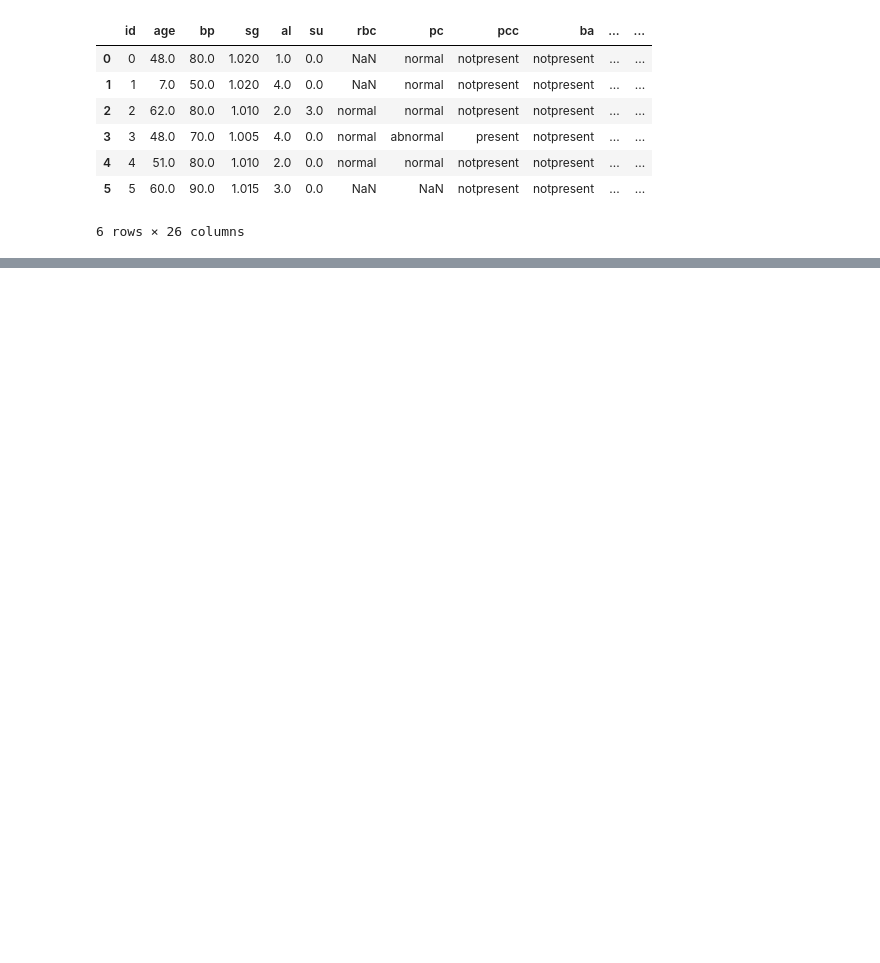
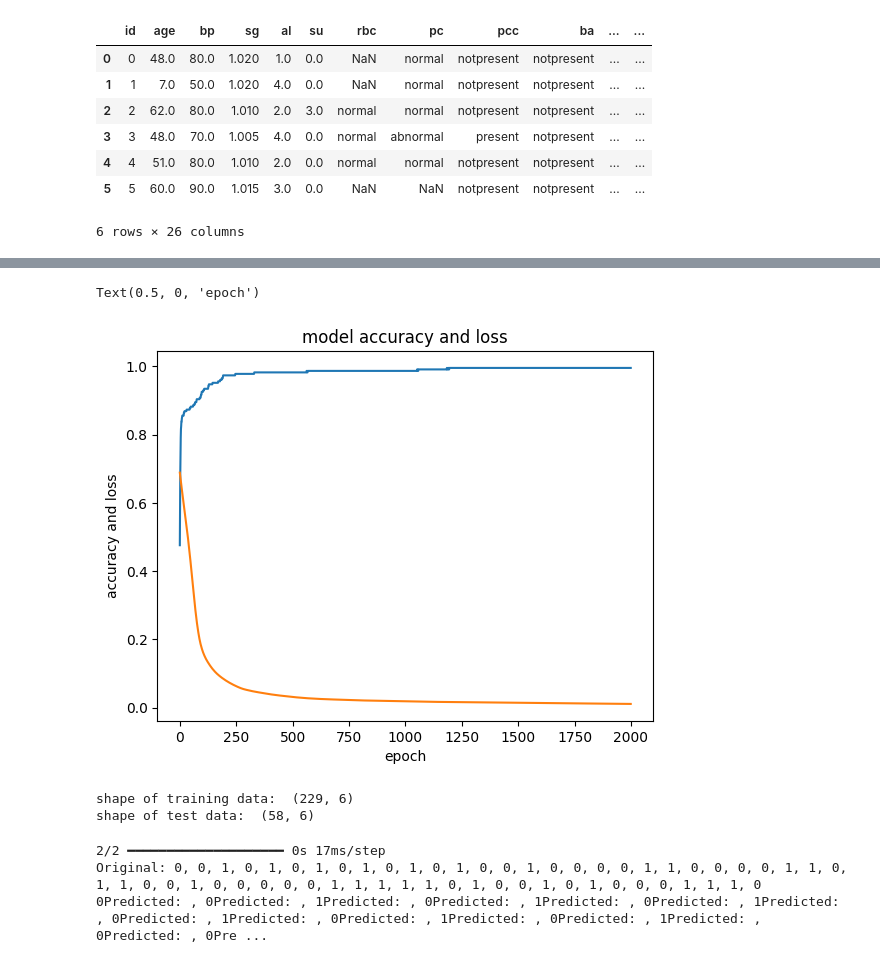
Before and after one commit to mdahmedanjarwala105/AI_Chronic_Kidney_Disease_Prediction, a Jupyter notebook: notebook/AI_ChatBot_Disease_Prediction.ipynb, the cells around one changed output, grey strips where cells are left out. Saved outputs shown, nothing was run; the diff lists cells and outputs as text; code cells hidden in the pictures; blank space fills up the shorter version.

```diff
--- a/notebook/AI_ChatBot_Disease_Prediction.ipynb
+++ b/notebook/AI_ChatBot_Disease_Prediction.ipynb
@@ -59,0 +68,15 @@ df.dropna(axis=0)
+# %%
+x_train, x_test, y_train, y_test = train_test_split(x, y, test_size=0.2, shuffle=True)
+# %%
+model = Sequential()
+model.add(layers.Input(shape=(len(x.columns),)))
+model.add(layers.Dense(
+    256,
+    kernel_initializer=initializers.RandomNormal(seed=13),
+    activation="relu"
+))
+model.add(layers.Dense(1, activation="hard_sigmoid"))
+# %%
+model.compile(loss="binary_crossentropy", optimizer="adam", metrics=["accuracy"])
+# %%
+history = model.fit(x_train, y_train, epochs=2000, batch_size=x_train.shape[0])
@@ -59,0 +103,25 @@ df.dropna(axis=0)
+# %%
+plt.plot(history.history["accuracy"])
+plt.plot(history.history["loss"])
+plt.title("model accuracy and loss")
+plt.ylabel("accuracy and loss")
+plt.xlabel("epoch")
+# %% [output]
+Text(0.5, 0, 'epoch')
+[figure, added]
+# %%
+print("shape of training data: ", x_train.shape)
+print("shape of test data: ", x_test.shape)
+# %% [output]
+shape of training data:  (229, 6)
+shape of test data:  (58, 6)
+# %%
+pred = model.predict(x_test)
+pred = [1 if y>=0.5 else 0 for y in pred]
+
+print("Original: {0}".format(", ".join(str(x) for x in y_test)))
+print("Predicted: {0}".format(", ").join(str(x) for x in pred))
+# %% [output]
+2/2 ━━━━━━━━━━━━━━━━━━━━ 0s 17ms/step
+Original: 0, 0, 1, 0, 1, 0, 1, 0, 1, 0, 1, 0, 1, 0, 0, 1, 0, 0, 0, 0, 1, 1, 0, 0, 0, 0, 1, 1, 0, 1, 1, 0, 0, 1, 0, 0, 0, 0, 0, 1, 1, 1, 1, 1, 0, 1, 0, 0, 1, 0, 1, 0, 0, 0, 1, 1, 1, 0
+0Predicted: , 0Predicted: , 1Predicted: , 0Predicted: , 1Predicted: , 0Predicted: , 1Predicted: , 0Predicted: , 1Predicted: , 0Predicted: , 1Predicted: , 0Predicted: , 1Predicted: , 0Predicted: , 0Pre ...
```
Also changed, not shown: parts of 8 cells of this notebook, 1 other file.
